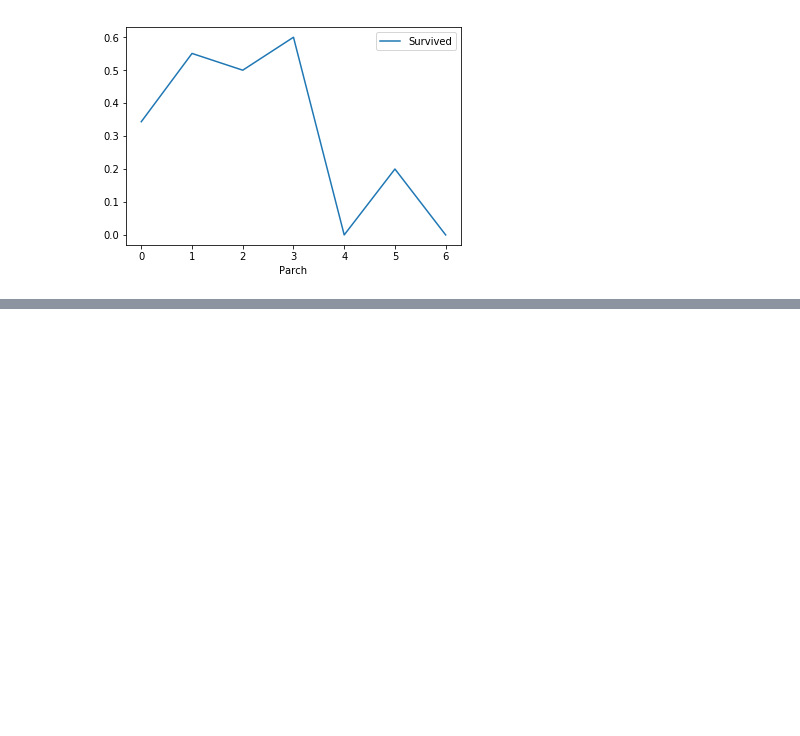
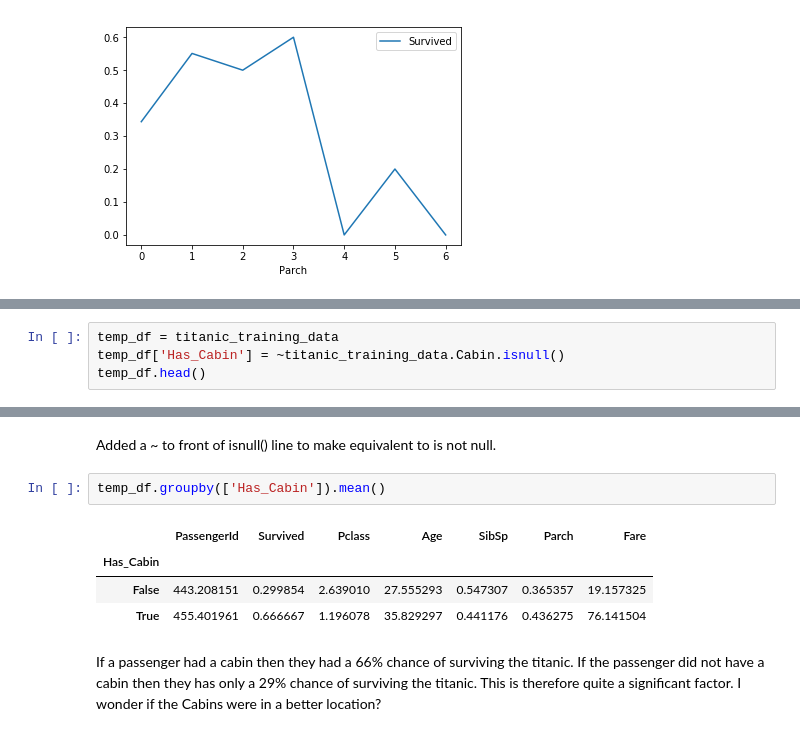
Before and after one commit to nehal1989/kaggle_titanic, a Jupyter notebook: titanic_analysis.ipynb, the cells around one changed output, grey strips where cells are left out. Cells and saved outputs as stored; diff of their text form; blank space fills up the shorter version.

Commit message:
Added analysis on cabin type and tidied some code up

```diff
--- a/titanic_analysis.ipynb
+++ b/titanic_analysis.ipynb
@@ -132,0 +148,4 @@ Similar conclusions for number of parents and children onboard.
+# %%
+temp_df = titanic_training_data
+temp_df['Has_Cabin'] = ~titanic_training_data.Cabin.isnull()
+temp_df.head()
@@ -132,0 +159,11 @@ Similar conclusions for number of parents and children onboard.
+# %% [markdown]
+Added a ~ to front of isnull() line to make equivalent to is not null.
+# %%
+temp_df.groupby(['Has_Cabin']).mean()
+# %% [output]
+|  | PassengerId | Survived | Pclass | Age | SibSp | Parch | Fare |
+| Has_Cabin |  |  |  |  |  |  |  |
+| False | 443.208151 | 0.299854 | 2.639010 | 27.555293 | 0.547307 | 0.365357 | 19.157325 |
+| True | 455.401961 | 0.666667 | 1.196078 | 35.829297 | 0.441176 | 0.436275 | 76.141504 |
+# %% [markdown]
+If a passenger had a cabin then they had a 66% chance of surviving the titanic. If the passenger did not have a cabin then they has only a 29% chance of surviving the titanic. This is therefore quite a significant factor. I wonder if the Cabins were in a better location?
```
Also changed, not shown: parts of 18 cells of this notebook.
